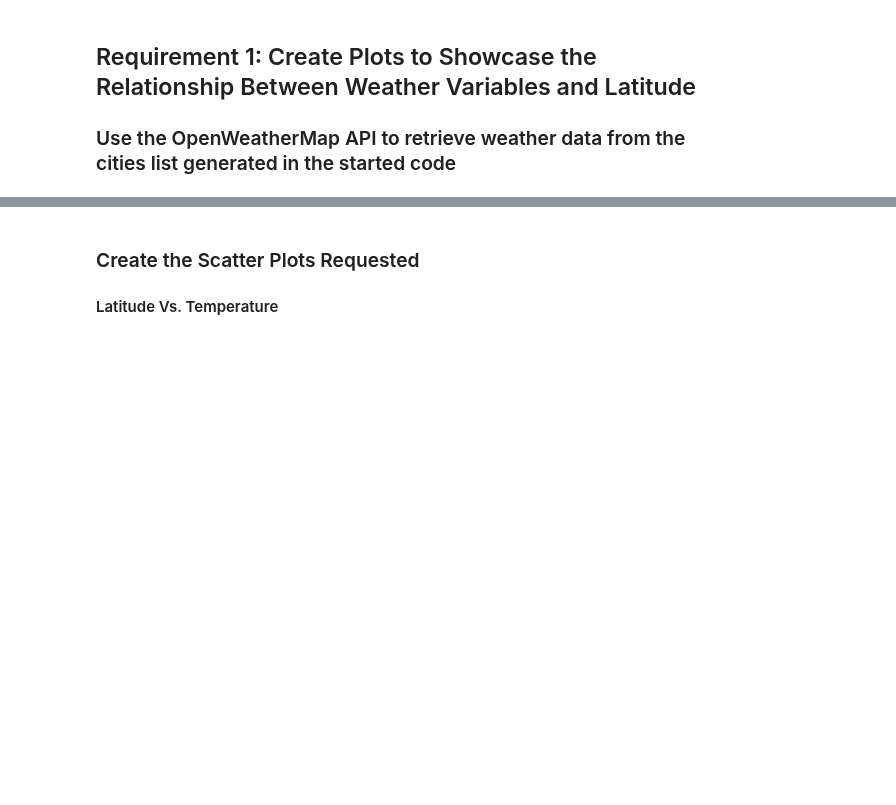
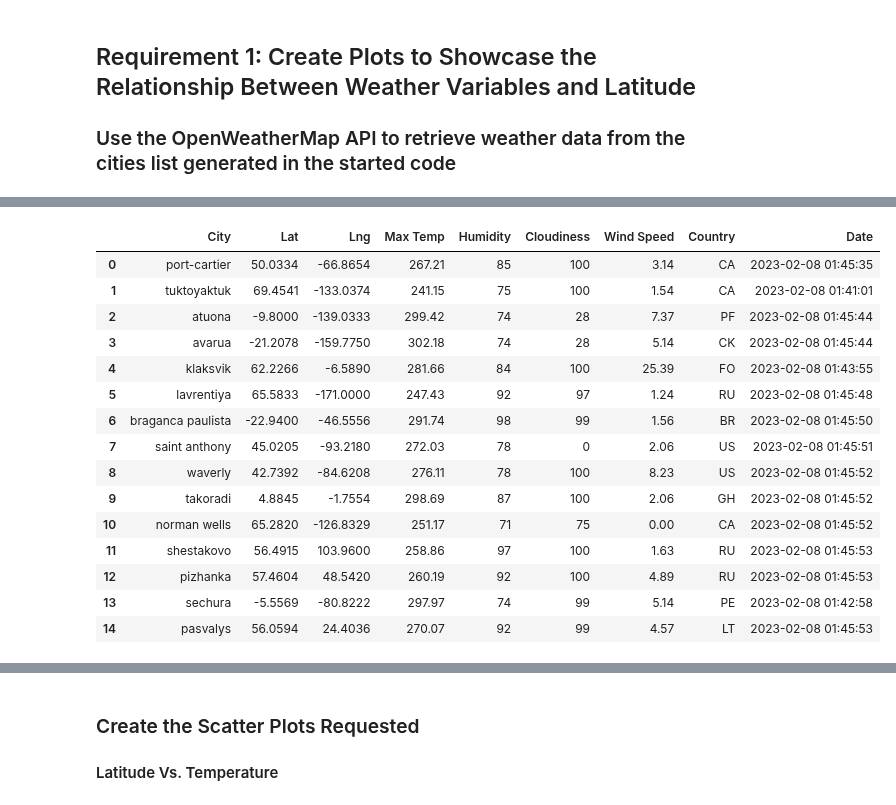
Before and after one commit to b-wild/API_challenge, a Jupyter notebook: WeatherPy_assigment.ipynb, the cells around one changed output, grey strips where cells are left out. Saved outputs shown, nothing was run; the diff lists cells and outputs as text; code cells hidden in the pictures; blank space fills up the shorter version.

```diff
--- a/WeatherPy_assigment.ipynb
+++ b/WeatherPy_assigment.ipynb
@@ -56,5 +57,5 @@ Number of cities in the list: 598
 ### Use the OpenWeatherMap API to retrieve weather data from the cities list generated in the started code
 # %%
 url = "http://api.openweathermap.org/data/2.5/weather?"
-city_url = url + "appid=" + weather_api_key + "&q=" + city +&units=imperial
+city_url = url + "appid=" + weather_api_key + "&q=" + city + "&units=imperial"
 city_url
@@ -99,23 +102,25 @@ for i, city in enumerate(cities):
     try:
         # Parse the JSON and retrieve data
         response = requests.get(city_url).json()
+#         print(response)
 
         # Parse out latitude, longitude, max temp, humidity, cloudiness, wind speed, country, and date
 
 
         city_lat = response['coord']['lat']
-        city_lng = response['coord']['lng']
+        city_lon = response['coord']['lon']
         city_max_temp = response['main']['temp_max']
         city_humidity = response['main']['humidity']
-        city_clouds = ['clouds']['all']
-        city_wind = ['wind']['speed']
-        city_country = ['name']
-        city_date = ['timezone']
+        city_clouds = response['clouds']['all']
+        city_wind = response['wind']['speed']
+        city_country = response['sys']['country']
+        city_date = datetime.utcfromtimestamp(response['dt']).strftime('%Y-%m-%d %H:%M:%S')
+
 
         # Append the City information into city_data list
         city_data.append({"City": city,
                           "Lat": city_lat,
-                          "Lng": city_lng,
+                          "Lng": city_lon,
                           "Max Temp": city_max_temp,
                           "Humidity": city_humidity,
                           "Cloudiness": city_clouds,
@@ -125,7 +130,8 @@ for i, city in enumerate(cities):
 
 
     # If an error is experienced, skip the city
-    except KeyError:
+    except KeyError as e:
+        print(e)
         print("City not found. Skipping...")
         pass
 
@@ -158,6 +180,6 @@ city_data
 # %%
 # Convert the cities weather data into a Pandas DataFrame
-city_data_df = pd.DataFrame({city_data})
+city_data_df = pd.DataFrame(city_data)
 
 # Show Record Count
 city_data_df.count()
@@ -166,6 +197,23 @@ TypeError: unhashable type: 'list'
 # %%
 # Display sample data
-city_data_df.head()
+city_data_df.head(15)
+# %% [output]
+|  | City | Lat | Lng | Max Temp | Humidity | Cloudiness | Wind Speed | Country | Date |
+| 0 | port-cartier | 50.0334 | -66.8654 | 267.21 | 85 | 100 | 3.14 | CA | 2023-02-08 01:45:35 |
+| 1 | tuktoyaktuk | 69.4541 | -133.0374 | 241.15 | 75 | 100 | 1.54 | CA | 2023-02-08 01:41:01 |
+| 2 | atuona | -9.8000 | -139.0333 | 299.42 | 74 | 28 | 7.37 | PF | 2023-02-08 01:45:44 |
+| 3 | avarua | -21.2078 | -159.7750 | 302.18 | 74 | 28 | 5.14 | CK | 2023-02-08 01:45:44 |
+| 4 | klaksvik | 62.2266 | -6.5890 | 281.66 | 84 | 100 | 25.39 | FO | 2023-02-08 01:43:55 |
+| 5 | lavrentiya | 65.5833 | -171.0000 | 247.43 | 92 | 97 | 1.24 | RU | 2023-02-08 01:45:48 |
+| 6 | braganca paulista | -22.9400 | -46.5556 | 291.74 | 98 | 99 | 1.56 | BR | 2023-02-08 01:45:50 |
+| 7 | saint anthony | 45.0205 | -93.2180 | 272.03 | 78 | 0 | 2.06 | US | 2023-02-08 01:45:51 |
+| 8 | waverly | 42.7392 | -84.6208 | 276.11 | 78 | 100 | 8.23 | US | 2023-02-08 01:45:52 |
+| 9 | takoradi | 4.8845 | -1.7554 | 298.69 | 87 | 100 | 2.06 | GH | 2023-02-08 01:45:52 |
+| 10 | norman wells | 65.2820 | -126.8329 | 251.17 | 71 | 75 | 0.00 | CA | 2023-02-08 01:45:52 |
+| 11 | shestakovo | 56.4915 | 103.9600 | 258.86 | 97 | 100 | 1.63 | RU | 2023-02-08 01:45:53 |
+| 12 | pizhanka | 57.4604 | 48.5420 | 260.19 | 92 | 100 | 4.89 | RU | 2023-02-08 01:45:53 |
+| 13 | sechura | -5.5569 | -80.8222 | 297.97 | 74 | 99 | 5.14 | PE | 2023-02-08 01:42:58 |
+| 14 | pasvalys | 56.0594 | 24.4036 | 270.07 | 92 | 99 | 4.57 | LT | 2023-02-08 01:45:53 |
 # %%
 # Export the City_Data into a csv
 city_data_df.to_csv("output_data/cities.csv", index_label="City_ID")
```
Also changed, not shown: parts of 21 cells of this notebook, 6 other files.
